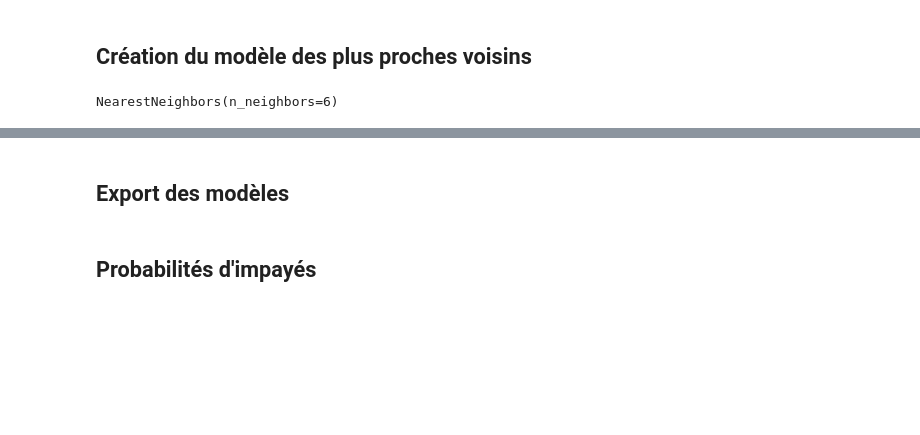
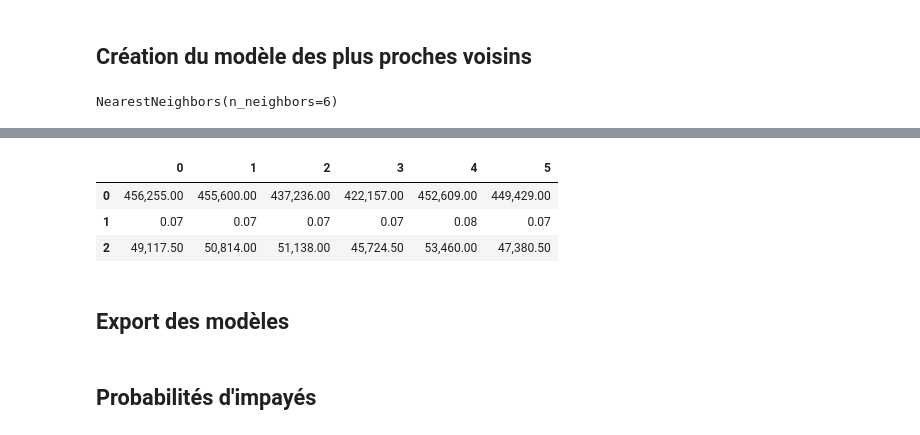
Before and after one commit to AbdulmagedALKHULAIFI/Score_system_decision_octroi_credit, a Jupyter notebook: P7_04_notebook_test_API.ipynb, the cells around one changed output, grey strips where cells are left out. Saved outputs shown, nothing was run; the diff lists cells and outputs as text; code cells hidden in the pictures; blank space fills up the shorter version.

```diff
--- a/P7_04_notebook_test_API.ipynb
+++ b/P7_04_notebook_test_API.ipynb
@@ -161,6 +181,13 @@ df_nn.head(3)
 # voisins_table.to_csv(source_path + "voisins_table.csv", index=False)
 # %%
 voisins_table = pd.read_csv(source_path + "voisins_table.csv")
+# %%
+voisins_table.head(3)
+# %% [output]
+|  | 0 | 1 | 2 | 3 | 4 | 5 |
+| 0 | 456,255.00 | 455,600.00 | 437,236.00 | 422,157.00 | 452,609.00 | 449,429.00 |
+| 1 | 0.07 | 0.07 | 0.07 | 0.07 | 0.08 | 0.07 |
+| 2 | 49,117.50 | 50,814.00 | 51,138.00 | 45,724.50 | 53,460.00 | 47,380.50 |
 # %% [markdown]
 ## Export des modèles
 # %%
```
Also changed, not shown: parts of 30 cells of this notebook.
